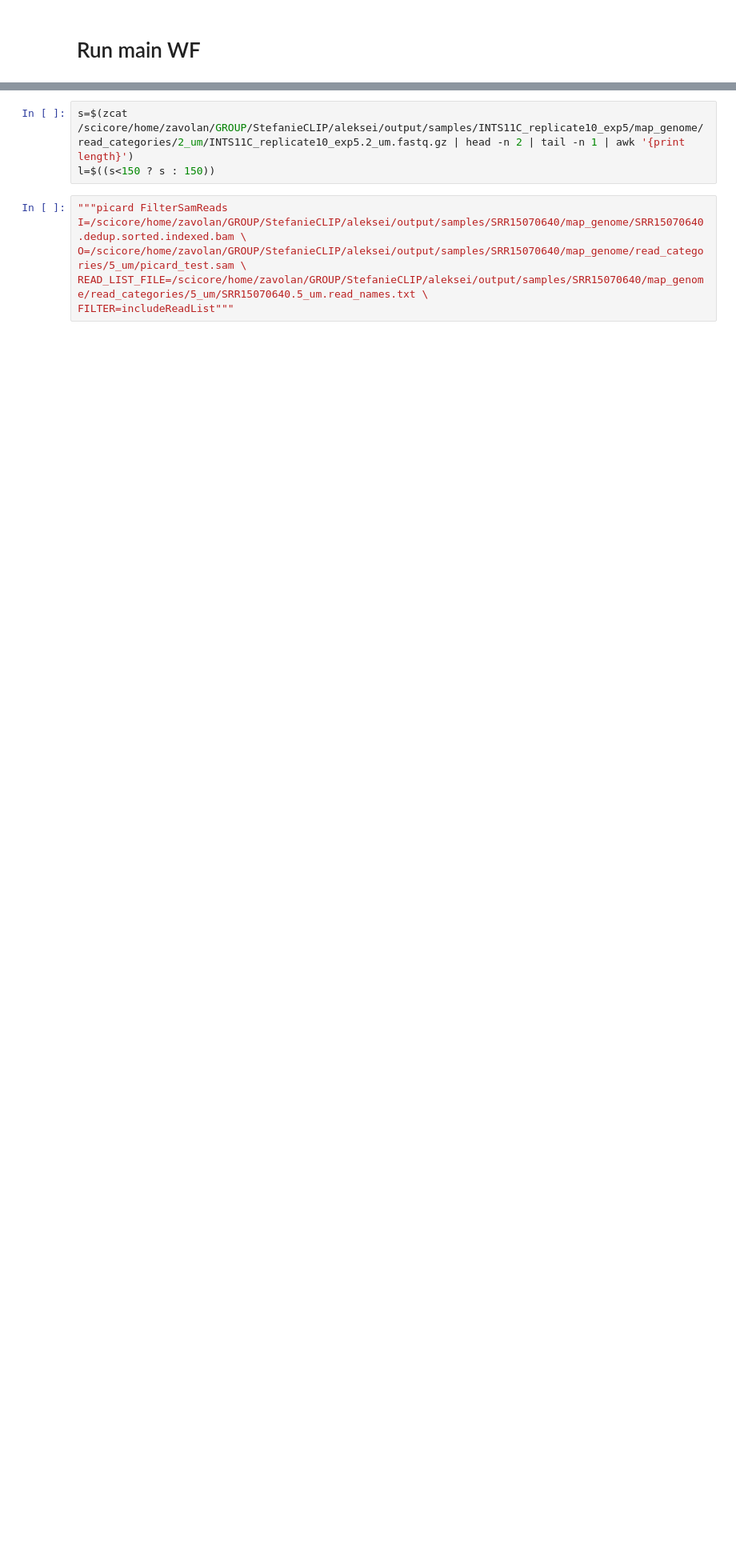
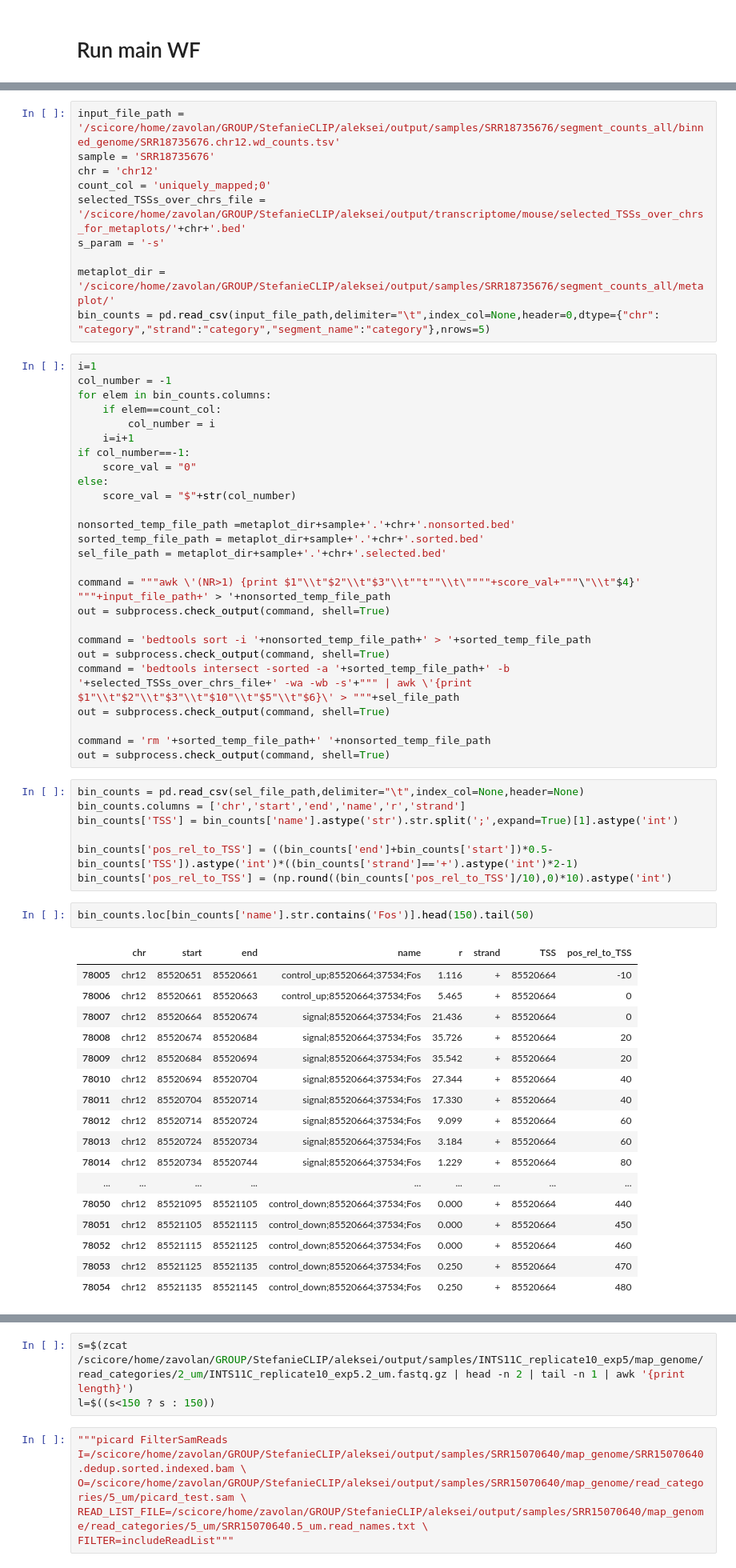
Before and after one commit to magmir71/bCLIP, a Jupyter notebook: bCLIP.ipynb, the cells around one changed output, grey strips where cells are left out. Shown at 80% size. Cells and saved outputs as stored; diff of their text form; blank space fills up the shorter version.

```diff
--- a/bCLIP.ipynb
+++ b/bCLIP.ipynb
@@ -406,0 +630,63 @@ deeptools plotProfile
+# %%
+input_file_path = '/scicore/home/zavolan/GROUP/StefanieCLIP/aleksei/output/samples/SRR18735676/segment_counts_all/binned_genome/SRR18735676.chr12.wd_counts.tsv'
+sample = 'SRR18735676'
+chr = 'chr12'
+count_col = 'uniquely_mapped;0'
+selected_TSSs_over_chrs_file = '/scicore/home/zavolan/GROUP/StefanieCLIP/aleksei/output/transcriptome/mouse/selected_TSSs_over_chrs_for_metaplots/'+chr+'.bed'
+s_param = '-s'
+
+metaplot_dir = '/scicore/home/zavolan/GROUP/StefanieCLIP/aleksei/output/samples/SRR18735676/segment_counts_all/metaplot/'
+bin_counts = pd.read_csv(input_file_path,delimiter="\t",index_col=None,header=0,dtype={"chr": "category","strand":"category","segment_name":"category"},nrows=5)
+# %%
+i=1
+col_number = -1
+for elem in bin_counts.columns:
+    if elem==count_col:
+        col_number = i
+    i=i+1
+if col_number==-1:
+    score_val = "0"
+else:
+    score_val = "$"+str(col_number)
+
+nonsorted_temp_file_path =metaplot_dir+sample+'.'+chr+'.nonsorted.bed'
+sorted_temp_file_path = metaplot_dir+sample+'.'+chr+'.sorted.bed'
+sel_file_path = metaplot_dir+sample+'.'+chr+'.selected.bed'
+
+command = """awk \'(NR>1) {print $1"\\t"$2"\\t"$3"\\t""t""\\t\""""+score_val+"""\"\\t"$4}' """+input_file_path+' > '+nonsorted_temp_file_path
+out = subprocess.check_output(command, shell=True)
+
+command = 'bedtools sort -i '+nonsorted_temp_file_path+' > '+sorted_temp_file_path
+out = subprocess.check_output(command, shell=True)
+command = 'bedtools intersect -sorted -a '+sorted_temp_file_path+' -b '+selected_TSSs_over_chrs_file+' -wa -wb -s'+""" | awk \'{print $1"\\t"$2"\\t"$3"\\t"$10"\\t"$5"\\t"$6}\' > """+sel_file_path
+out = subprocess.check_output(command, shell=True)
+
+command = 'rm '+sorted_temp_file_path+' '+nonsorted_temp_file_path
+out = subprocess.check_output(command, shell=True)
+# %%
+bin_counts = pd.read_csv(sel_file_path,delimiter="\t",index_col=None,header=None)
+bin_counts.columns = ['chr','start','end','name','r','strand']
+bin_counts['TSS'] = bin_counts['name'].astype('str').str.split(';',expand=True)[1].astype('int')
+
+bin_counts['pos_rel_to_TSS'] = ((bin_counts['end']+bin_counts['start'])*0.5-bin_counts['TSS']).astype('int')*((bin_counts['strand']=='+').astype('int')*2-1)
+bin_counts['pos_rel_to_TSS'] = (np.round((bin_counts['pos_rel_to_TSS']/10),0)*10).astype('int')
+# %%
+bin_counts.loc[bin_counts['name'].str.contains('Fos')].head(150).tail(50)
+# %% [output]
+|  | chr | start | end | name | r | strand | TSS | pos_rel_to_TSS |
+| 78005 | chr12 | 85520651 | 85520661 | control_up;85520664;37534;Fos | 1.116 | + | 85520664 | -10 |
+| 78006 | chr12 | 85520661 | 85520663 | control_up;85520664;37534;Fos | 5.465 | + | 85520664 | 0 |
+| 78007 | chr12 | 85520664 | 85520674 | signal;85520664;37534;Fos | 21.436 | + | 85520664 | 0 |
+| 78008 | chr12 | 85520674 | 85520684 | signal;85520664;37534;Fos | 35.726 | + | 85520664 | 20 |
+| 78009 | chr12 | 85520684 | 85520694 | signal;85520664;37534;Fos | 35.542 | + | 85520664 | 20 |
+| 78010 | chr12 | 85520694 | 85520704 | signal;85520664;37534;Fos | 27.344 | + | 85520664 | 40 |
+| 78011 | chr12 | 85520704 | 85520714 | signal;85520664;37534;Fos | 17.330 | + | 85520664 | 40 |
+| 78012 | chr12 | 85520714 | 85520724 | signal;85520664;37534;Fos | 9.099 | + | 85520664 | 60 |
+| 78013 | chr12 | 85520724 | 85520734 | signal;85520664;37534;Fos | 3.184 | + | 85520664 | 60 |
+| 78014 | chr12 | 85520734 | 85520744 | signal;85520664;37534;Fos | 1.229 | + | 85520664 | 80 |
+| ... | ... | ... | ... | ... | ... | ... | ... | ... |
+| 78050 | chr12 | 85521095 | 85521105 | control_down;85520664;37534;Fos | 0.000 | + | 85520664 | 440 |
+| 78051 | chr12 | 85521105 | 85521115 | control_down;85520664;37534;Fos | 0.000 | + | 85520664 | 450 |
+| 78052 | chr12 | 85521115 | 85521125 | control_down;85520664;37534;Fos | 0.000 | + | 85520664 | 460 |
+| 78053 | chr12 | 85521125 | 85521135 | control_down;85520664;37534;Fos | 0.250 | + | 85520664 | 470 |
+| 78054 | chr12 | 85521135 | 85521145 | control_down;85520664;37534;Fos | 0.250 | + | 85520664 | 480 |
```
Also changed, not shown: parts of 59 cells of this notebook, 8 other files.
